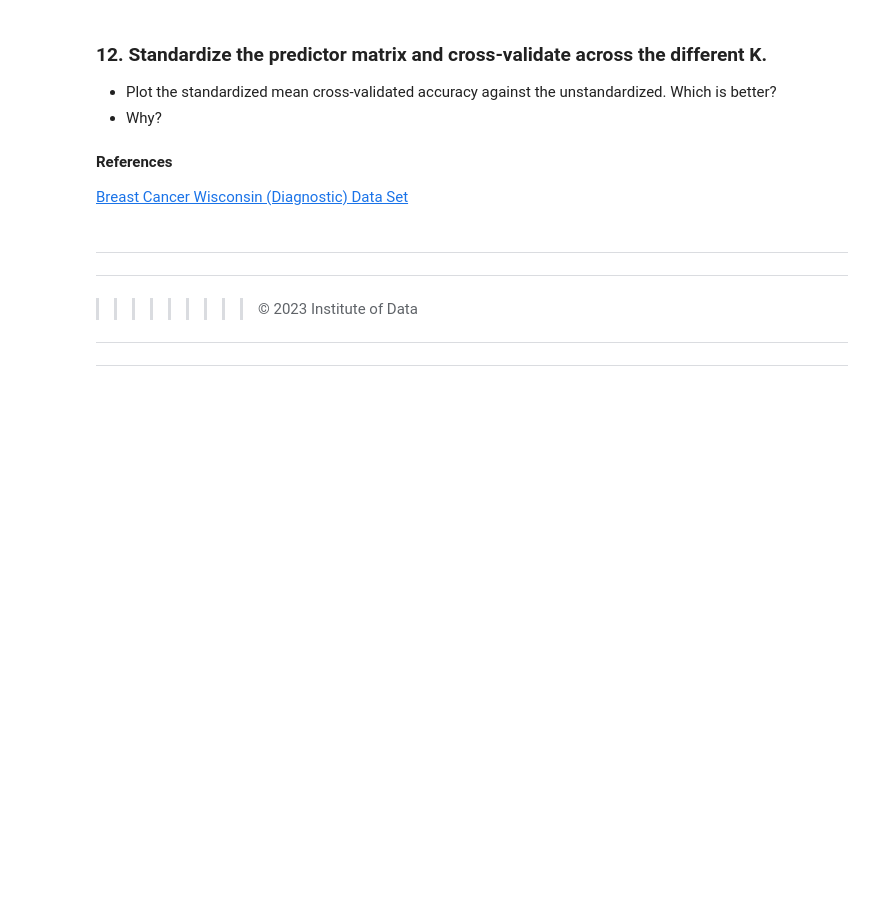
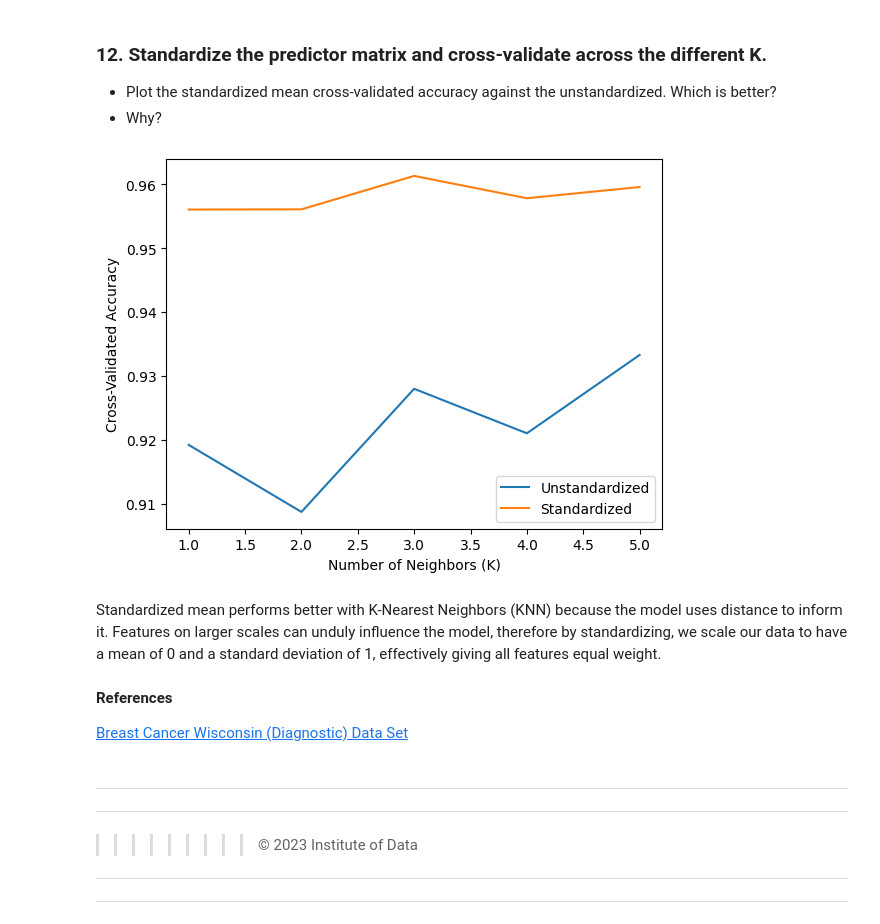
Before and after one commit to CDan07/IOD, a Jupyter notebook: Labs/Module 6/IOD_Lab_6_3.ipynb, the cells around one changed output. Drawn from its saved outputs; the diff is of its cells as text; code cells hidden in the pictures; blank space fills up the shorter version.

```diff
--- a/Labs/Module 6/IOD_Lab_6_3.ipynb
+++ b/Labs/Module 6/IOD_Lab_6_3.ipynb
@@ -256,3 +261,30 @@ SyntaxError: invalid syntax (2516211420.py, line 5)
+# %%
+# ANSWER
+# Standarize X
+scaler = StandardScaler()
+X_standardized = scaler.fit_transform(X)
+
+# Create a list to store the mean cross-validated accuracies
+cv_accuracies_standardized = []
+
+for k in k_values:
+    knn = KNeighborsClassifier(n_neighbors=k)
+
+    scores_standardized = cross_val_score(knn, X_standardized, y, cv=5, scoring='accuracy')
+    cv_accuracies_standardized.append(scores_standardized.mean())
+# %%
+# ANSWER
+# plot test accuracy by number of neighbors:
+plt.plot(k_values, cv_accuracies_unstandardized, label='Unstandardized')
+plt.plot(k_values, cv_accuracies_standardized, label='Standardized')
+plt.xlabel('Number of Neighbors (K)')
+plt.ylabel('Cross-Validated Accuracy')
+plt.legend()
+plt.show()
+# %% [output]
+[figure, added]
+# %% [markdown]
+Standardized mean performs better with K-Nearest Neighbors (KNN) because the model uses distance to inform it. Features on larger scales can unduly influence the model, therefore by standardizing, we scale our data to have a mean of 0 and a standard deviation of 1, effectively giving all features equal weight.
 # %% [markdown]
 **References**
 
```
Also changed, not shown: parts of 4 cells of this notebook.
